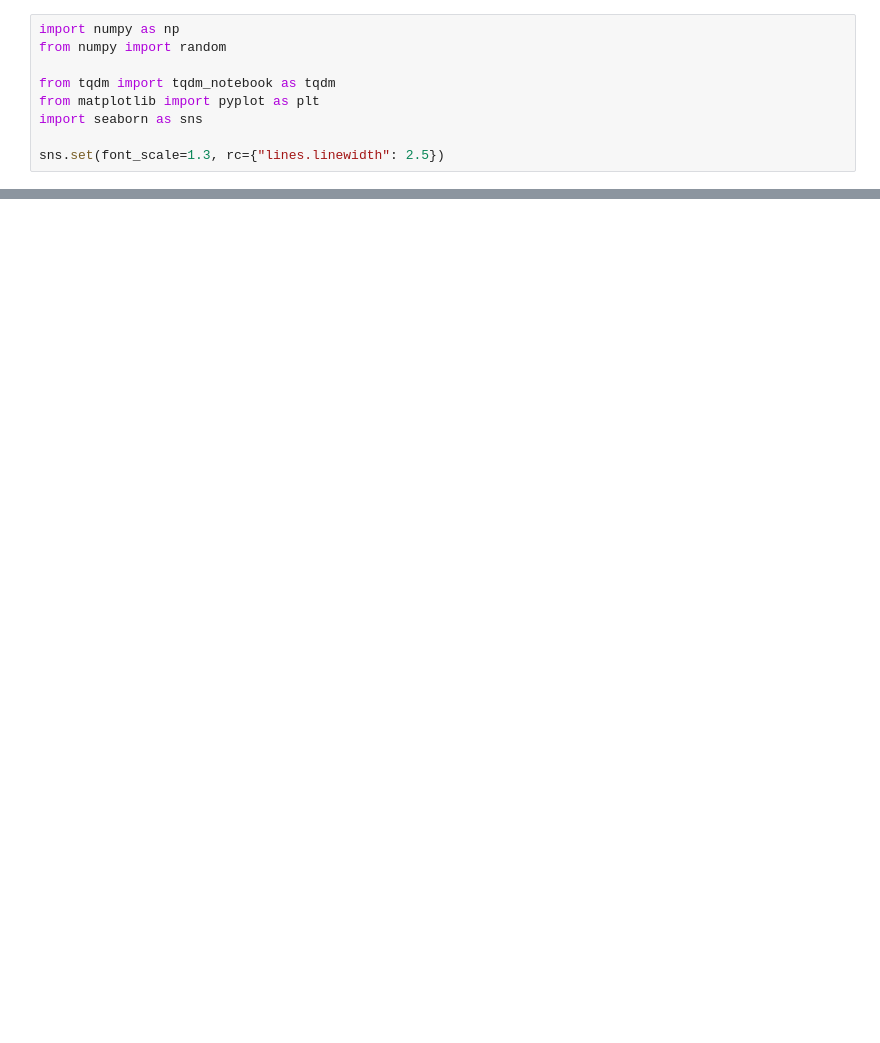
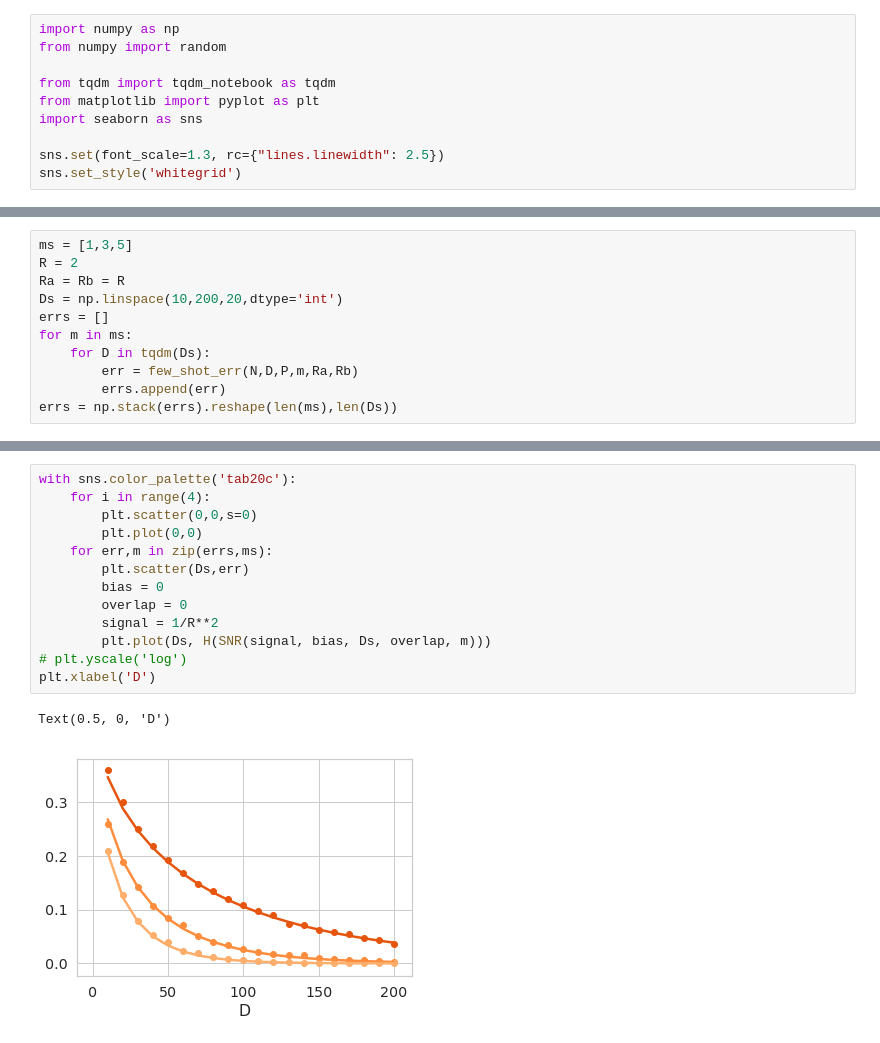
Before and after one commit to bsorsch/geometry-fewshot-learning, a Jupyter notebook: Synthetic experiments.ipynb, the cells around one changed output, grey strips where cells are left out. Saved outputs shown, nothing was run; the diff lists cells and outputs as text; blank space fills up the shorter version.

```diff
--- a/Synthetic experiments.ipynb
+++ b/Synthetic experiments.ipynb
@@ -7,3 +7,4 @@ from matplotlib import pyplot as plt
 import seaborn as sns
 
 sns.set(font_scale=1.3, rc={"lines.linewidth": 2.5})
+sns.set_style('whitegrid')
@@ -78,0 +87,11 @@ plt.plot(Rs,errs)
+# %%
+ms = [1,3,5]
+R = 2
+Ra = Rb = R
+Ds = np.linspace(10,200,20,dtype='int')
+errs = []
+for m in ms:
+    for D in tqdm(Ds):
+        err = few_shot_err(N,D,P,m,Ra,Rb)
+        errs.append(err)
+errs = np.stack(errs).reshape(len(ms),len(Ds))
@@ -78,0 +102,16 @@ plt.plot(Rs,errs)
+# %%
+with sns.color_palette('tab20c'):
+    for i in range(4):
+        plt.scatter(0,0,s=0)
+        plt.plot(0,0)
+    for err,m in zip(errs,ms):
+        plt.scatter(Ds,err)
+        bias = 0
+        overlap = 0
+        signal = 1/R**2
+        plt.plot(Ds, H(SNR(signal, bias, Ds, overlap, m)))
+# plt.yscale('log')
+plt.xlabel('D')
+# %% [output]
+Text(0.5, 0, 'D')
+[figure, added]
```
Also changed, not shown: parts of 15 cells of this notebook.
